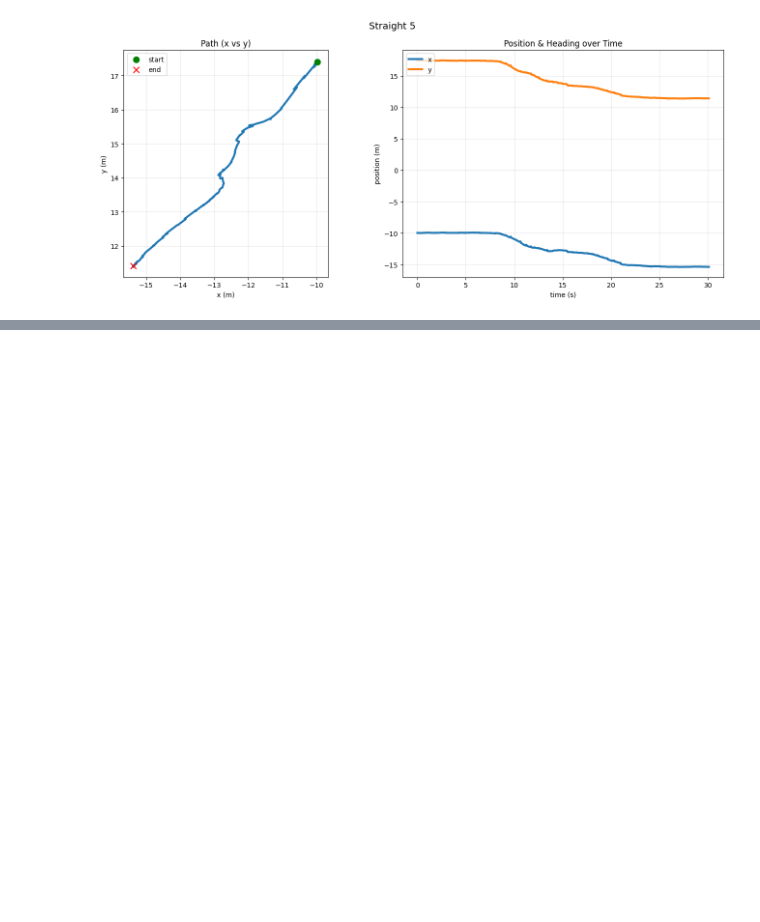
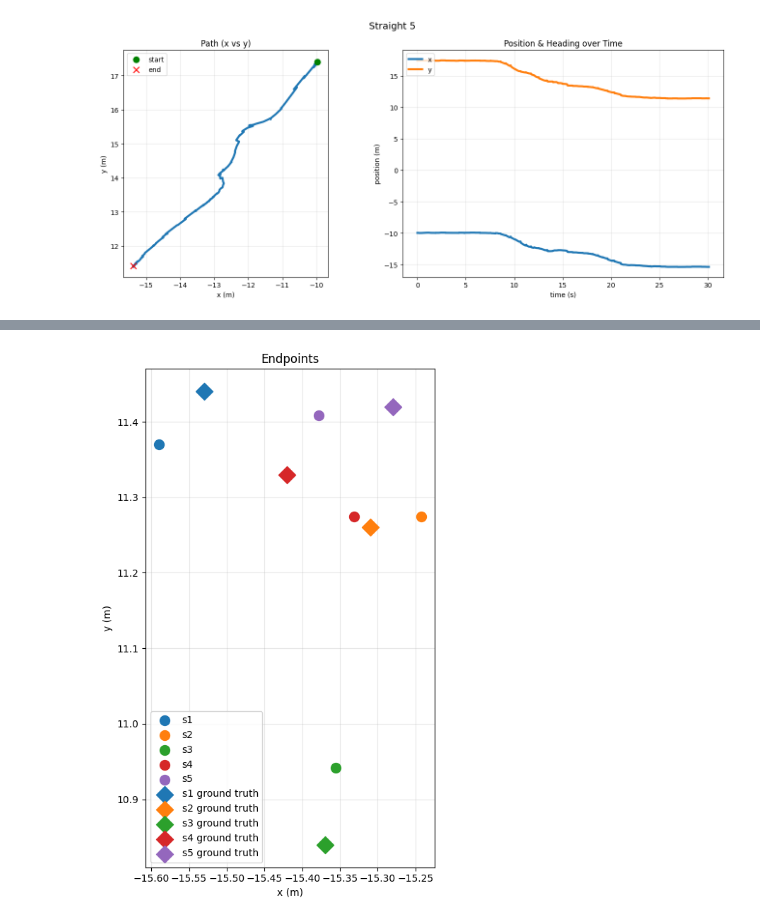
Before and after one commit to rss2026-4/lab5, a Jupyter notebook: data_processing/data_processing.ipynb, the cells around one changed output, grey strips where cells are left out. Drawn from its saved outputs; the diff is of its cells as text; code cells hidden in the pictures; blank space fills up the shorter version.

```diff
--- a/data_processing/data_processing.ipynb
+++ b/data_processing/data_processing.ipynb
@@ -130,0 +167,12 @@ plot_bag("s5", title="Straight 5")
+# %%
+plot_endpoints(
+    ["s1","s2","s3","s4","s5"],
+    extra_points = [
+    (-15.53, 11.44, "s1 ground truth"),   # s1
+    (-15.31, 11.26, "s2 ground truth"),   # s2
+    (-15.37, 10.84, "s3 ground truth"),   # s3
+    (-15.42, 11.33, "s4 ground truth"),   # s4
+    (-15.28, 11.42, "s5 ground truth"),   # s5
+])
+# %% [output]
+[figure, added]
```
Also changed, not shown: parts of 7 cells of this notebook.
